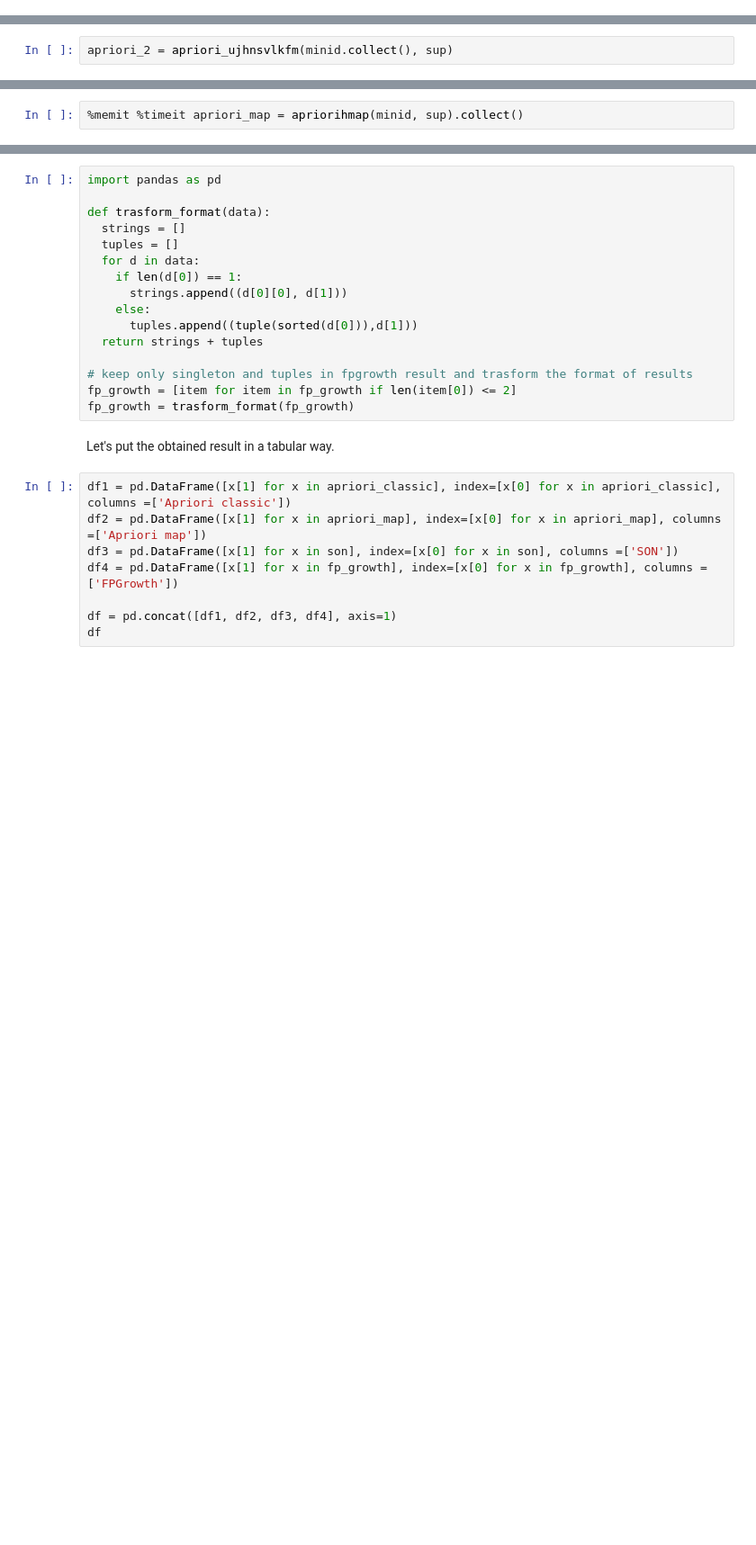
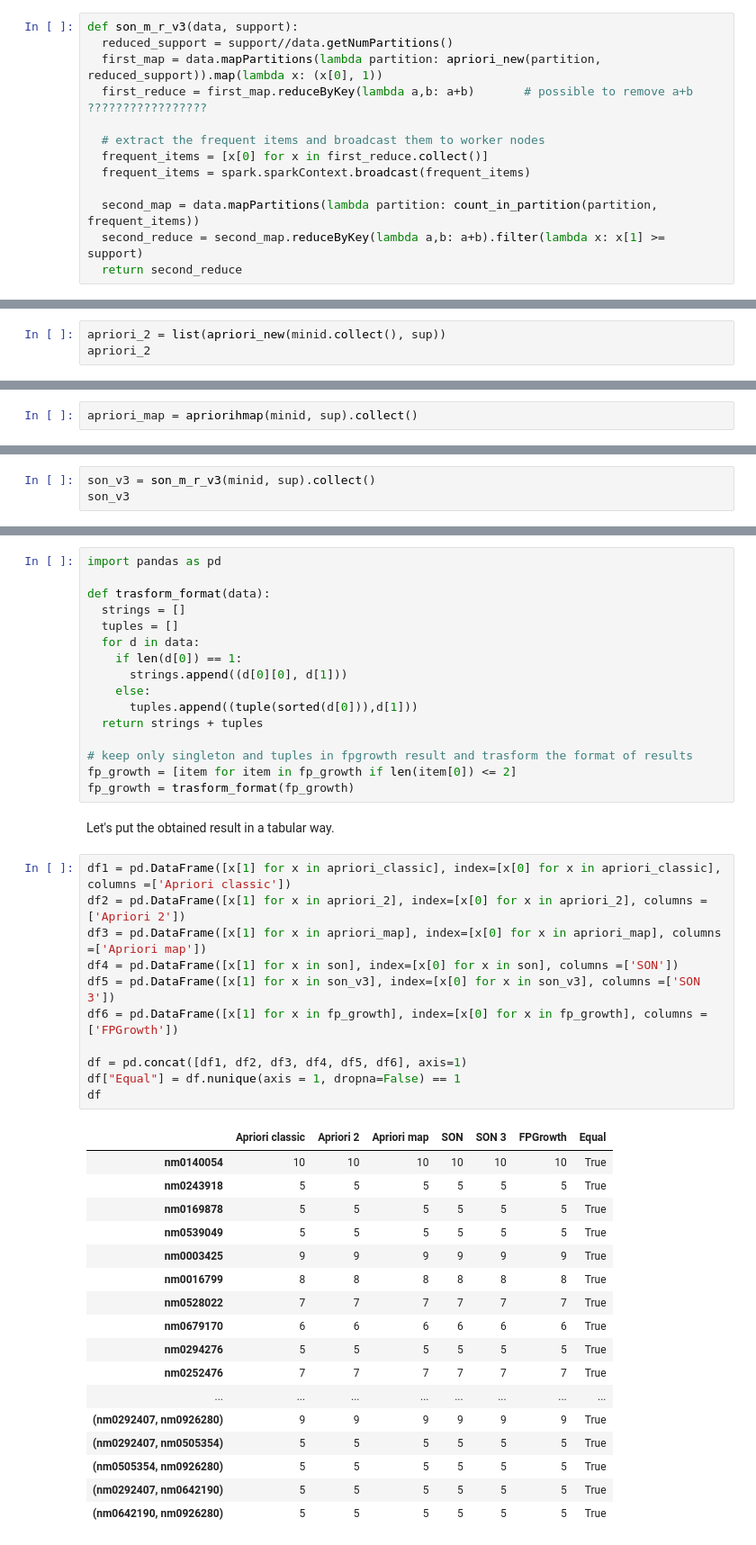
Before and after one commit to nicolasfacchinetti97/imdb_amd_project, a Jupyter notebook: imdb_market_basket_analysis.ipynb, the cells around one changed output, grey strips where cells are left out. Shown at 90% size. Saved outputs shown, nothing was run; the diff lists cells and outputs as text; blank space fills up the shorter version.

Commit message:
added son with apriori new and improve table of results (son v2 not working)

```diff
--- a/imdb_market_basket_analysis.ipynb
+++ b/imdb_market_basket_analysis.ipynb
@@ -333,6 +335,19 @@ def son_m_r_v2(data, support):
   second_map = data.mapPartitions(lambda partition: count_in_partition_v2(partition, candidate_frequent_itemsets_bv))
   frequent_itemsets = second_map.reduceByKey(lambda a,b: a+b).filter(lambda x: x[1] >= support)
   return frequent_itemsets
+# %%
+def son_m_r_v3(data, support):
+  reduced_support = support//data.getNumPartitions()
+  first_map = data.mapPartitions(lambda partition: apriori_new(partition, reduced_support)).map(lambda x: (x[0], 1))
+  first_reduce = first_map.reduceByKey(lambda a,b: a+b)       # possible to remove a+b ?????????????????
+
+  # extract the frequent items and broadcast them to worker nodes
+  frequent_items = [x[0] for x in first_reduce.collect()]
+  frequent_items = spark.sparkContext.broadcast(frequent_items)
+
+  second_map = data.mapPartitions(lambda partition: count_in_partition(partition, frequent_items))
+  second_reduce = second_map.reduceByKey(lambda a,b: a+b).filter(lambda x: x[1] >= support)
+  return second_reduce
 # %% [markdown]
 # Demo FP Growth
 # %% [markdown]
@@ -397,2 +417,3 @@ apriori_classic = list(apriori(minid.collect(), sup))
 # %%
-apriori_2 = apriori_ujhnsvlkfm(minid.collect(), sup)
+apriori_2 = list(apriori_new(minid.collect(), sup))
+apriori_2
@@ -399,7 +438,7 @@ apriori_2 = apriori_ujhnsvlkfm(minid.collect(), sup)
 # %% [markdown]
 The we have the Apriori implementation with map-reduce
 # %%
-%memit %timeit apriori_map = apriorihmap(minid, sup).collect()
+apriori_map = apriorihmap(minid, sup).collect()
 # %% [markdown]
 Follow the implementation with SON. The data must be repartioned on the finded sweet-spot number of partitions
 # %%
@@ -419,0 +463,3 @@ Py4JJavaError: ignored
+# %%
+son_v3 = son_m_r_v3(minid, sup).collect()
+son_v3
@@ -446,9 +510,30 @@ fp_growth = trasform_format(fp_growth)
 Let's put the obtained result in a tabular way.
 # %%
 df1 = pd.DataFrame([x[1] for x in apriori_classic], index=[x[0] for x in apriori_classic], columns =['Apriori classic'])
-df2 = pd.DataFrame([x[1] for x in apriori_map], index=[x[0] for x in apriori_map], columns =['Apriori map'])
-df3 = pd.DataFrame([x[1] for x in son], index=[x[0] for x in son], columns =['SON'])
-df4 = pd.DataFrame([x[1] for x in fp_growth], index=[x[0] for x in fp_growth], columns =['FPGrowth'])
+df2 = pd.DataFrame([x[1] for x in apriori_2], index=[x[0] for x in apriori_2], columns =['Apriori 2'])
+df3 = pd.DataFrame([x[1] for x in apriori_map], index=[x[0] for x in apriori_map], columns =['Apriori map'])
+df4 = pd.DataFrame([x[1] for x in son], index=[x[0] for x in son], columns =['SON'])
+df5 = pd.DataFrame([x[1] for x in son_v3], index=[x[0] for x in son_v3], columns =['SON 3'])
+df6 = pd.DataFrame([x[1] for x in fp_growth], index=[x[0] for x in fp_growth], columns =['FPGrowth'])
 
-df = pd.concat([df1, df2, df3, df4], axis=1)
+df = pd.concat([df1, df2, df3, df4, df5, df6], axis=1)
+df["Equal"] = df.nunique(axis = 1, dropna=False) == 1
 df
+# %% [output]
+|  | Apriori classic | Apriori 2 | Apriori map | SON | SON 3 | FPGrowth | Equal |
+| nm0140054 | 10 | 10 | 10 | 10 | 10 | 10 | True |
+| nm0243918 | 5 | 5 | 5 | 5 | 5 | 5 | True |
+| nm0169878 | 5 | 5 | 5 | 5 | 5 | 5 | True |
+| nm0539049 | 5 | 5 | 5 | 5 | 5 | 5 | True |
+| nm0003425 | 9 | 9 | 9 | 9 | 9 | 9 | True |
+| nm0016799 | 8 | 8 | 8 | 8 | 8 | 8 | True |
+| nm0528022 | 7 | 7 | 7 | 7 | 7 | 7 | True |
+| nm0679170 | 6 | 6 | 6 | 6 | 6 | 6 | True |
+| nm0294276 | 5 | 5 | 5 | 5 | 5 | 5 | True |
+| nm0252476 | 7 | 7 | 7 | 7 | 7 | 7 | True |
+| ... | ... | ... | ... | ... | ... | ... | ... |
+| (nm0292407, nm0926280) | 9 | 9 | 9 | 9 | 9 | 9 | True |
+| (nm0292407, nm0505354) | 5 | 5 | 5 | 5 | 5 | 5 | True |
+| (nm0505354, nm0926280) | 5 | 5 | 5 | 5 | 5 | 5 | True |
+| (nm0292407, nm0642190) | 5 | 5 | 5 | 5 | 5 | 5 | True |
+| (nm0642190, nm0926280) | 5 | 5 | 5 | 5 | 5 | 5 | True |
```
Also changed, not shown: parts of 11 cells of this notebook.
